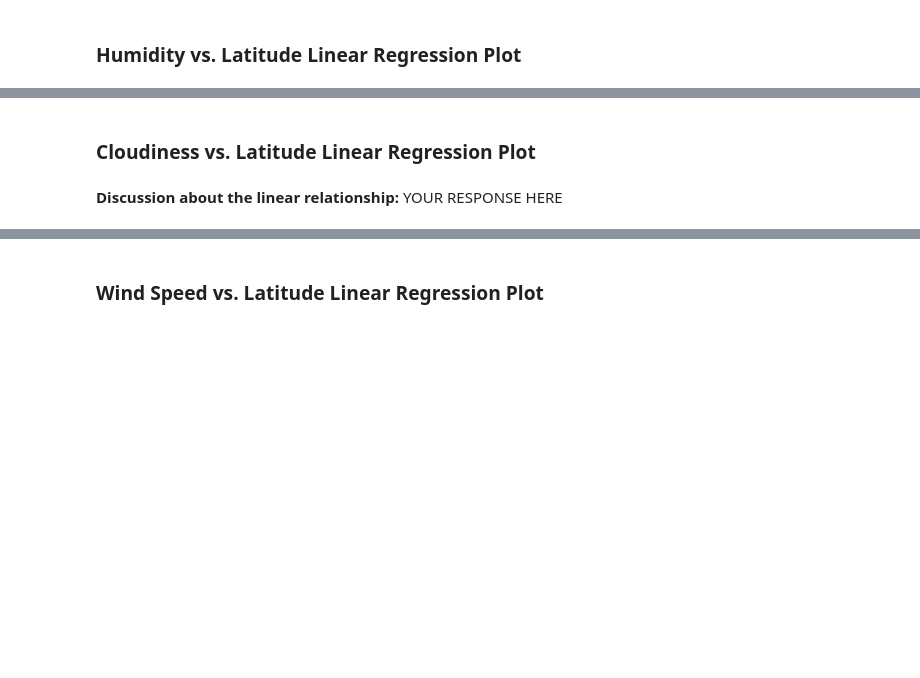
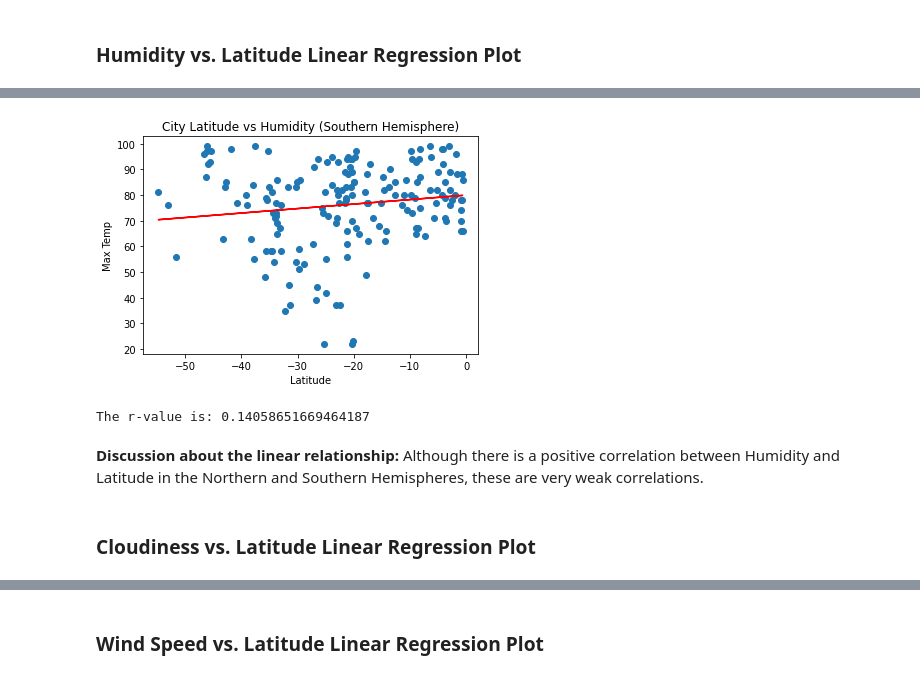
Before and after one commit to snkim22/python-api-challenge, a Jupyter notebook: WeatherPy/WeatherPy.ipynb, the cells around one changed output, grey strips where cells are left out. Saved outputs shown, nothing was run; the diff lists cells and outputs as text; code cells hidden in the pictures; blank space fills up the shorter version.

```diff
--- a/WeatherPy/WeatherPy.ipynb
+++ b/WeatherPy/WeatherPy.ipynb
@@ -336,2 +342,13 @@ y_values = southern_hemi_df["Humidity"]
+# %%
+# Southern Hemisphere
+x_values = southern_hemi_df["Lat"]
+y_values = southern_hemi_df["Humidity"]
+r_value = plot_linear_regression(x_values, y_values, 'City Latitude vs Humidity (Southern Hemisphere)', 'Max Temp', (10,40))
+print(f"The r-value is: {r_value}")
+# %% [output]
+[figure, added]
+The r-value is: 0.14058651669464187
+# %% [markdown]
+**Discussion about the linear relationship:** Although there is a positive correlation between Humidity and Latitude in the Northern and Southern Hemispheres, these are very weak correlations.
 # %% [markdown]
 ### Cloudiness vs. Latitude Linear Regression Plot
@@ -344,2 +354,0 @@ y_values = southern_hemi_df["Humidity"]
-# %% [markdown]
-**Discussion about the linear relationship:** YOUR RESPONSE HERE
```
Also changed, not shown: parts of 31 cells of this notebook, 5 other files.
